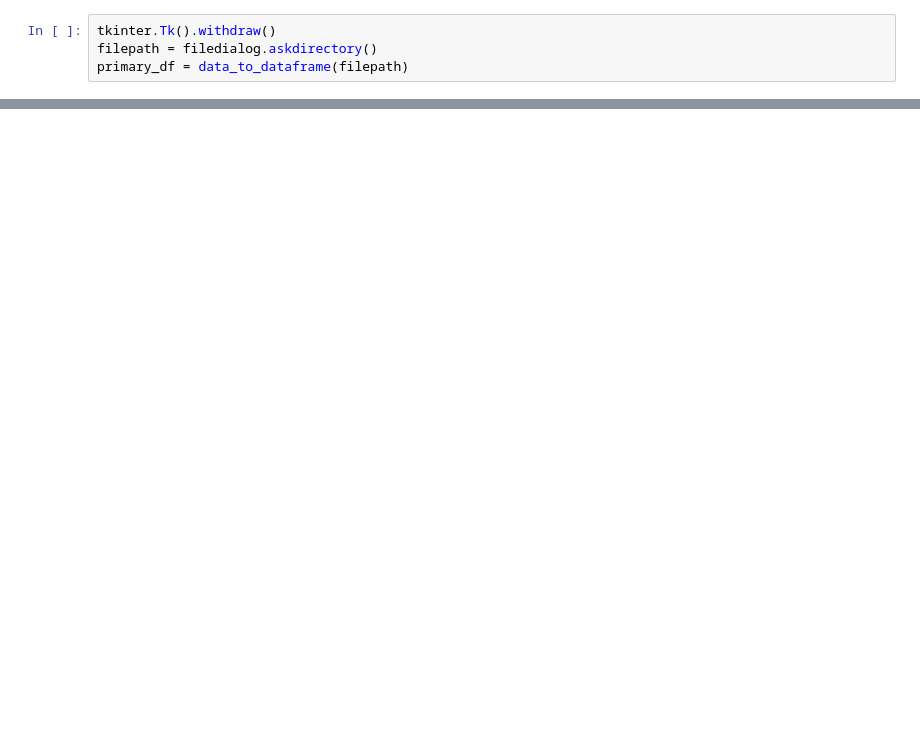
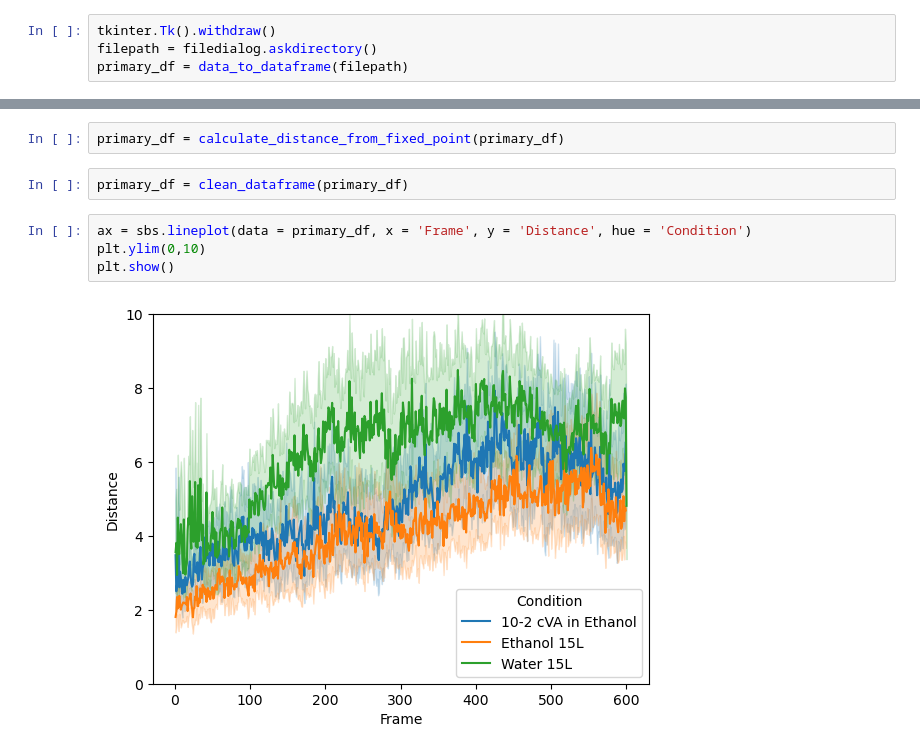
Before and after one commit to HariPNarayanan/larva-locater, a Jupyter notebook: Hard Save - PEP 8/Preference Index - PEP 8.ipynb, the cells around one changed output, grey strips where cells are left out. Drawn from its saved outputs; the diff is of its cells as text; blank space fills up the shorter version.

Commit message:
Comparing distance calculations with a fixed point vs the centroid of the first 100 frames of trial and condition (has issues due to the early artifacting)

```diff
--- a/Hard Save - PEP 8/Preference Index - PEP 8.ipynb
+++ b/Hard Save - PEP 8/Preference Index - PEP 8.ipynb
@@ -173,0 +275,10 @@ primary_df = data_to_dataframe(filepath)
+# %%
+primary_df = calculate_distance_from_fixed_point(primary_df)
+# %%
+primary_df = clean_dataframe(primary_df)
+# %%
+ax = sbs.lineplot(data = primary_df, x = 'Frame', y = 'Distance', hue = 'Condition')
+plt.ylim(0,10)
+plt.show()
+# %% [output]
+[figure, added]
```
Also changed, not shown: parts of 6 cells of this notebook, 1 other file.
